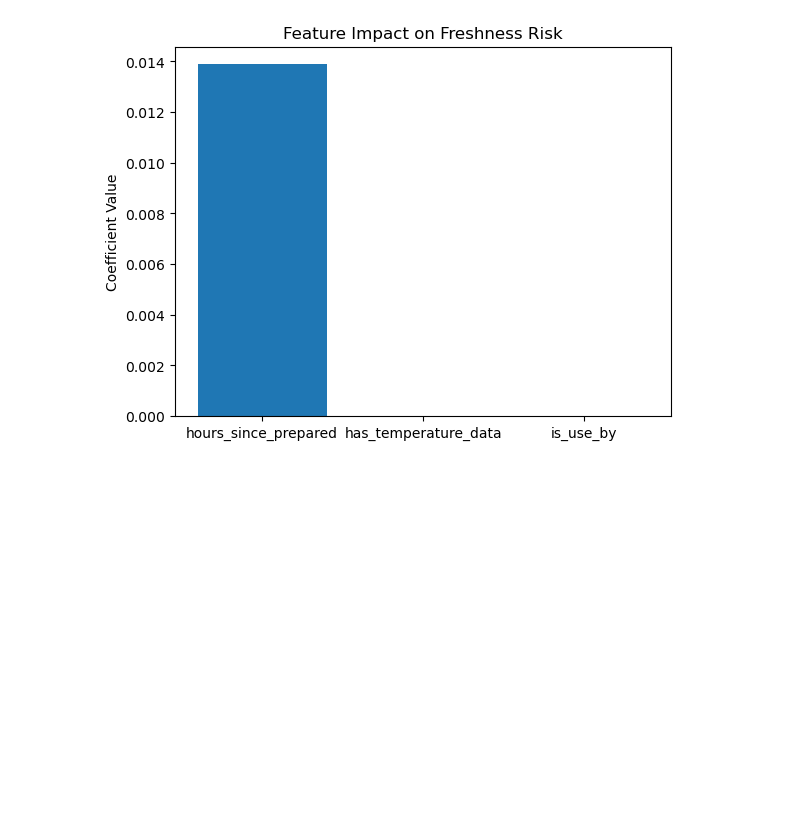
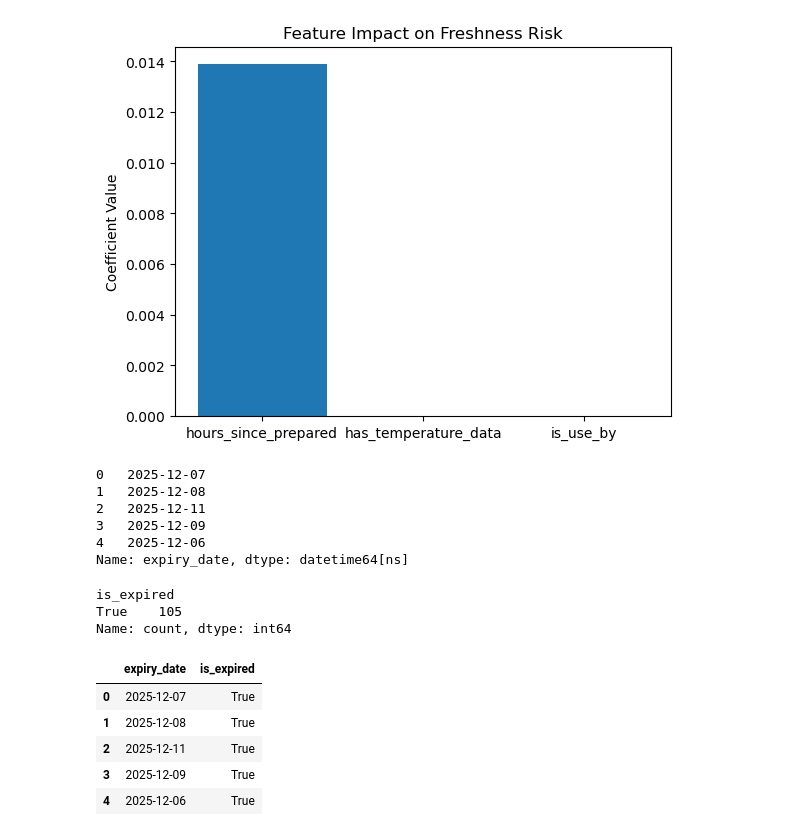
Before and after one commit to Kaviya-Mahendran/smart-food-safety-system, a Jupyter notebook: freshness_scoring_model/notebooks/01_freshness_model.ipynb, the cells around one changed output. Drawn from its saved outputs; the diff is of its cells as text; code cells hidden in the pictures; blank space fills up the shorter version.

```diff
--- a/freshness_scoring_model/notebooks/01_freshness_model.ipynb
+++ b/freshness_scoring_model/notebooks/01_freshness_model.ipynb
@@ -158,3 +171,31 @@ plt.show()
 [figure]
 # %%
 coef_df.to_csv("../data/model_coefficients.csv", index=False)
+# %%
+df["expiry_date"] = pd.to_datetime(df["expiry_date"], errors="coerce")
+
+df["expiry_date"].head()
+# %% [output]
+0   2025-12-07
+1   2025-12-08
+2   2025-12-11
+3   2025-12-09
+4   2025-12-06
+Name: expiry_date, dtype: datetime64[ns]
+# %%
+df["is_expired"] = df["expiry_date"] < pd.Timestamp.now()
+
+df["is_expired"].value_counts()
+# %% [output]
+is_expired
+True    105
+Name: count, dtype: int64
+# %%
+df[["expiry_date", "is_expired"]].head()
+# %% [output]
+|  | expiry_date | is_expired |
+| 0 | 2025-12-07 | True |
+| 1 | 2025-12-08 | True |
+| 2 | 2025-12-11 | True |
+| 3 | 2025-12-09 | True |
+| 4 | 2025-12-06 | True |
```
Also changed, not shown: parts of 4 cells of this notebook, 9 other files.
